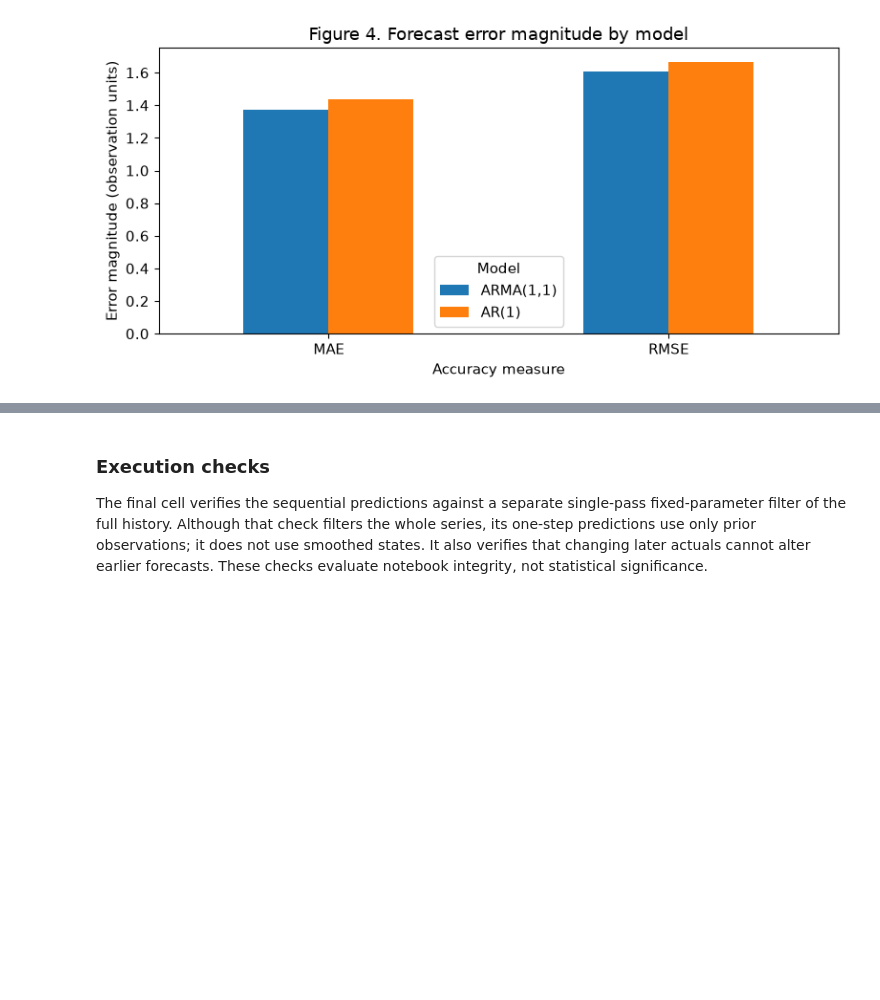
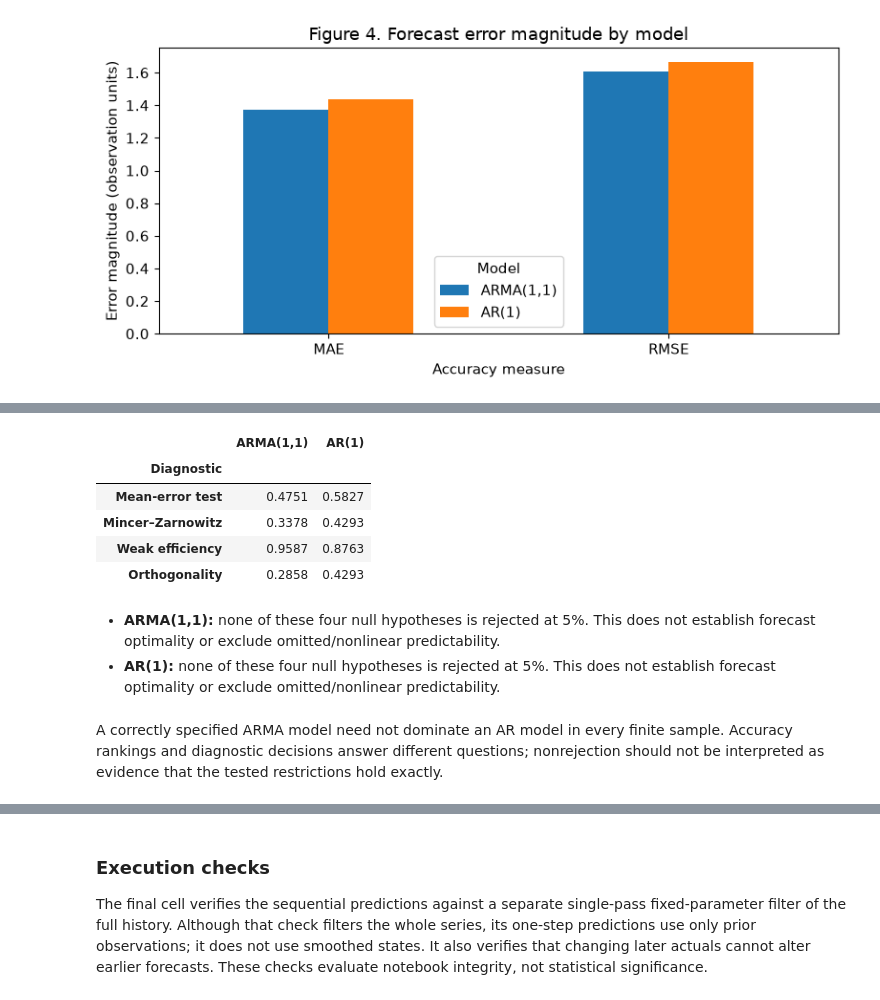
Before and after one commit to maarranz/Forecasting-Tools, a Jupyter notebook: Notebooks/Forecasting_Tools_Demo.ipynb, the cells around one changed output, grey strips where cells are left out. Saved outputs shown, nothing was run; the diff lists cells and outputs as text; code cells hidden in the pictures; blank space fills up the shorter version.

```diff
--- a/Notebooks/Forecasting_Tools_Demo.ipynb
+++ b/Notebooks/Forecasting_Tools_Demo.ipynb
@@ -389,0 +534,42 @@ plt.show()
+# %%
+diagnostic_results = {
+    "Mean-error test": mean_error_results,
+    "Mincer–Zarnowitz": mincer_zarnowitz_results,
+    "Weak efficiency": weak_efficiency_results,
+    "Orthogonality": orthogonality_results,
+}
+diagnostic_pvalues = pd.DataFrame({
+    label: {name: result["pvalue"] for name, result in results.items()}
+    for label, results in diagnostic_results.items()
+}).T
+diagnostic_pvalues.index.name = "Diagnostic"
+display(diagnostic_pvalues.round(4))
+interpretation_lines = []
+for name in models:
+    rejected = [label for label, results in diagnostic_results.items() if results[name]["reject_null"]]
+    if rejected:
+        interpretation_lines.append(
+            f"- **{name}:** at 5%, reject the null for {', '.join(rejected)}. "
+            "These findings concern the stated restrictions, not a complete optimality assessment."
+        )
+    else:
+        interpretation_lines.append(
+            f"- **{name}:** none of these four null hypotheses is rejected at 5%. "
+            "This does not establish forecast optimality or exclude omitted/nonlinear predictability."
+        )
+display(Markdown("\n".join(interpretation_lines)))
+display(Markdown(
+    "A correctly specified ARMA model need not dominate an AR model in every finite sample. "
+    "Accuracy rankings and diagnostic decisions answer different questions; "
+    "nonrejection should not be interpreted as evidence that the tested restrictions hold exactly."
+))
+# %% [output]
+|  | ARMA(1,1) | AR(1) |
+| Diagnostic |  |  |
+| Mean-error test | 0.4751 | 0.5827 |
+| Mincer–Zarnowitz | 0.3378 | 0.4293 |
+| Weak efficiency | 0.9587 | 0.8763 |
+| Orthogonality | 0.2858 | 0.4293 |
+- **ARMA(1,1):** none of these four null hypotheses is rejected at 5%. This does not establish forecast optimality or exclude omitted/nonlinear predictability.
+- **AR(1):** none of these four null hypotheses is rejected at 5%. This does not establish forecast optimality or exclude omitted/nonlinear predictability.
+A correctly specified ARMA model need not dominate an AR model in every finite sample. Accuracy rankings and diagnostic decisions answer different questions; nonrejection should not be interpreted as evidence that the tested restrictions hold exactly.
```
Also changed, not shown: parts of 12 cells of this notebook.
